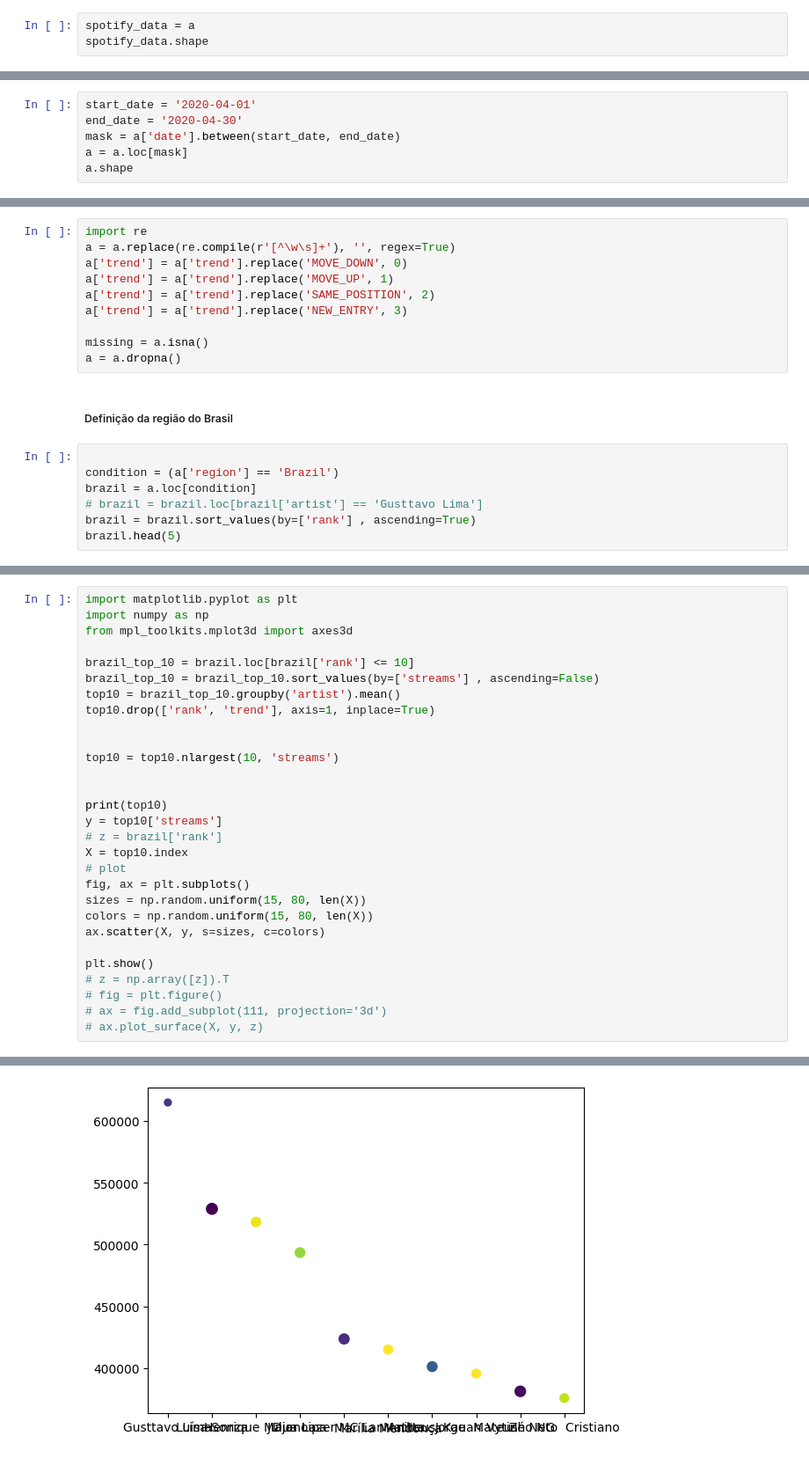
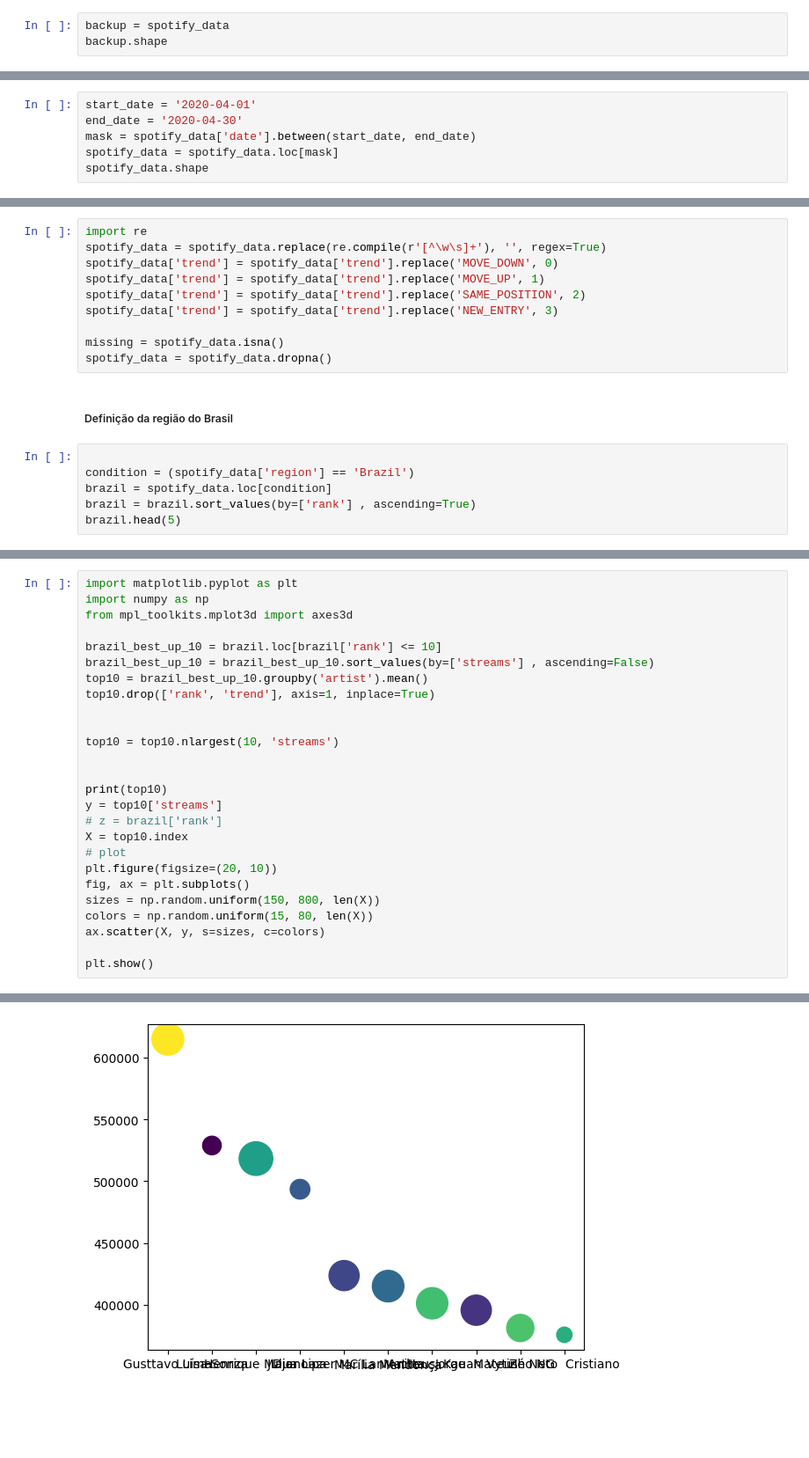
Before and after one commit to matheus1103/finaltopicos3, a Jupyter notebook: final.ipynb, the cells around one changed output, grey strips where cells are left out. Shown: that part at 88% size. Saved outputs shown, nothing was run; the diff lists cells and outputs as text; blank space fills up the shorter version.

```diff
--- a/final.ipynb
+++ b/final.ipynb
@@ -52,8 +43,8 @@ a.head(20)
 # %% [markdown]
 Backup de dados (apenas para desenvolvimento)
 # %%
-spotify_data = a
-spotify_data.shape
+backup = spotify_data
+backup.shape
 # %% [output]
 (26173514, 9)
 # %% [markdown]
@@ -64,30 +55,29 @@ Também é selecionado um determinado periodo de tempo, neste caso de primeiro d
 # %%
 start_date = '2020-04-01'
 end_date = '2020-04-30'
-mask = a['date'].between(start_date, end_date)
-a = a.loc[mask]
-a.shape
+mask = spotify_data['date'].between(start_date, end_date)
+spotify_data = spotify_data.loc[mask]
+spotify_data.shape
 # %% [output]
 (461050, 9)
 # %% [markdown]
 #### Remoção de caracteres especiais, mudança nos nomes definidos na coluna trend e eliminação de registros com valores nulos
 # %%
 import re
-a = a.replace(re.compile(r'[^\w\s]+'), '', regex=True)
-a['trend'] = a['trend'].replace('MOVE_DOWN', 0)
-a['trend'] = a['trend'].replace('MOVE_UP', 1)
-a['trend'] = a['trend'].replace('SAME_POSITION', 2)
-a['trend'] = a['trend'].replace('NEW_ENTRY', 3)
+spotify_data = spotify_data.replace(re.compile(r'[^\w\s]+'), '', regex=True)
+spotify_data['trend'] = spotify_data['trend'].replace('MOVE_DOWN', 0)
+spotify_data['trend'] = spotify_data['trend'].replace('MOVE_UP', 1)
+spotify_data['trend'] = spotify_data['trend'].replace('SAME_POSITION', 2)
+spotify_data['trend'] = spotify_data['trend'].replace('NEW_ENTRY', 3)
 
-missing = a.isna()
-a = a.dropna()
+missing = spotify_data.isna()
+spotify_data = spotify_data.dropna()
 # %% [markdown]
 ##### Definição da região do Brasil
 # %%
 
-condition = (a['region'] == 'Brazil')
-brazil = a.loc[condition]
-# brazil = brazil.loc[brazil['artist'] == 'Gusttavo Lima']
+condition = (spotify_data['region'] == 'Brazil')
+brazil = spotify_data.loc[condition]
 brazil = brazil.sort_values(by=['rank'] , ascending=True)
 brazil.head(5)
 # %% [output]
@@ -105,9 +95,9 @@ import matplotlib.pyplot as plt
 import numpy as np
 from mpl_toolkits.mplot3d import axes3d
 
-brazil_top_10 = brazil.loc[brazil['rank'] <= 10]
-brazil_top_10 = brazil_top_10.sort_values(by=['streams'] , ascending=False)
-top10 = brazil_top_10.groupby('artist').mean()
+brazil_best_up_10 = brazil.loc[brazil['rank'] <= 10]
+brazil_best_up_10 = brazil_best_up_10.sort_values(by=['streams'] , ascending=False)
+top10 = brazil_best_up_10.groupby('artist').mean()
 top10.drop(['rank', 'trend'], axis=1, inplace=True)
 
 
@@ -119,16 +109,13 @@ y = top10['streams']
 # z = brazil['rank']
 X = top10.index
 # plot
+plt.figure(figsize=(20, 10))
 fig, ax = plt.subplots()
-sizes = np.random.uniform(15, 80, len(X))
+sizes = np.random.uniform(150, 800, len(X))
 colors = np.random.uniform(15, 80, len(X))
 ax.scatter(X, y, s=sizes, c=colors)
 
 plt.show()
-# z = np.array([z]).T
-# fig = plt.figure()
-# ax = fig.add_subplot(111, projection='3d')
-# ax.plot_surface(X, y, z)
 # %% [output]
                                  streams
 artist
@@ -145 +133 @@ Zé Neto  Cristiano         375756.500000
-[figure, old version]
+[figure, new version]
```
Also changed, not shown: parts of 21 cells of this notebook.
